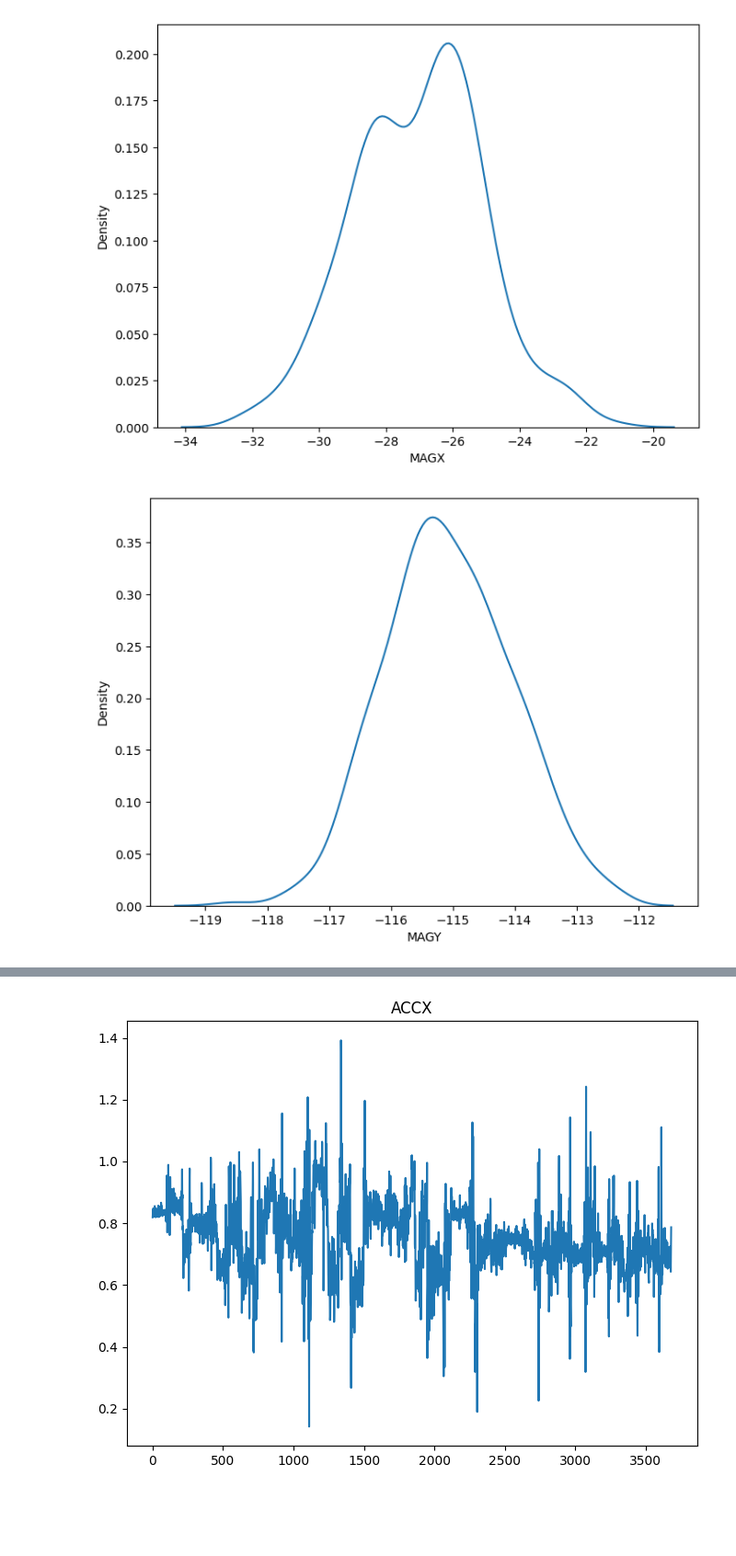
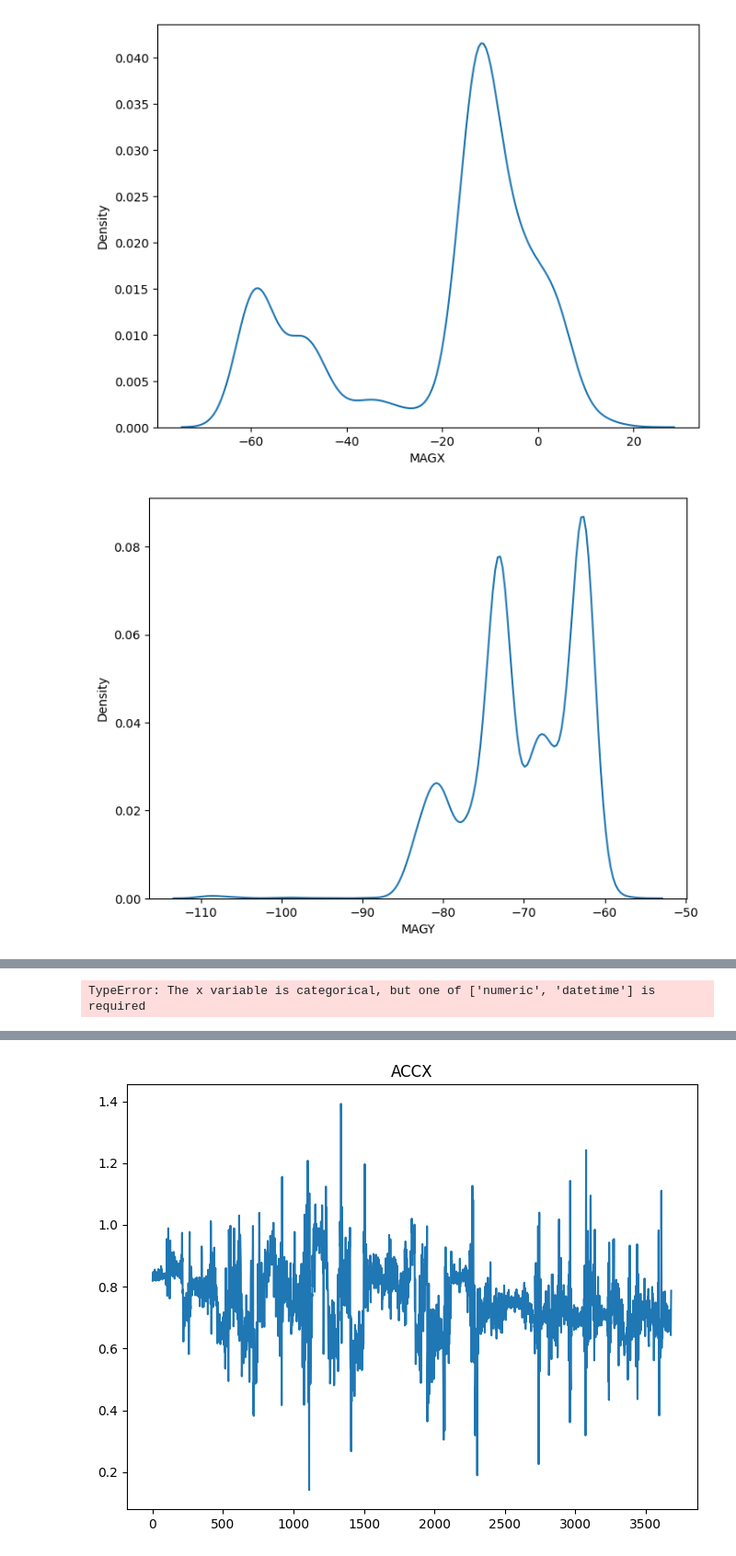
Before and after one commit to CarlosCH01/TFG-CA, a Jupyter notebook: metasensor/codigo/raw_processor_acc_gyro.ipynb, the cells around one changed output, grey strips where cells are left out. Shown at 92% size. Drawn from its saved outputs; the diff is of its cells as text; code cells hidden in the pictures; blank space fills up the shorter version.

```diff
--- a/metasensor/codigo/raw_processor_acc_gyro.ipynb
+++ b/metasensor/codigo/raw_processor_acc_gyro.ipynb
@@ -5,5 +7,5 @@ import seaborn
 # %%
-data = pd.read_csv("../logs/sensor_log.csv")
+data = pd.read_csv("../logs/csv/sensor_SGN_2022-11-28 16:51:59.429743.csv")
 print(data.head())
 print(data.shape)
 print(data.info())
@@ -51,6 +59,6 @@ max      12.439000  -21.125000 -112.375000    0.375000
 # %%
 for i in data.columns:
-    plt.figure(figsize=(8,6))
+    plt.figure(figsize=(15,6))
     # grafica la densidad de los valores (distribución normal)
     seaborn.kdeplot(x=i, data=data)
     plt.show()
@@ -64,2 +72,2 @@ for i in data.columns:
-[figure, old version]
+[figure, new version]
-[figure, old version]
+[figure, new version]
@@ -66,0 +75 @@ for i in data.columns:
+TypeError: The x variable is categorical, but one of ['numeric', 'datetime'] is required
```
Also changed, not shown: parts of 7 cells of this notebook, 3 other files.
